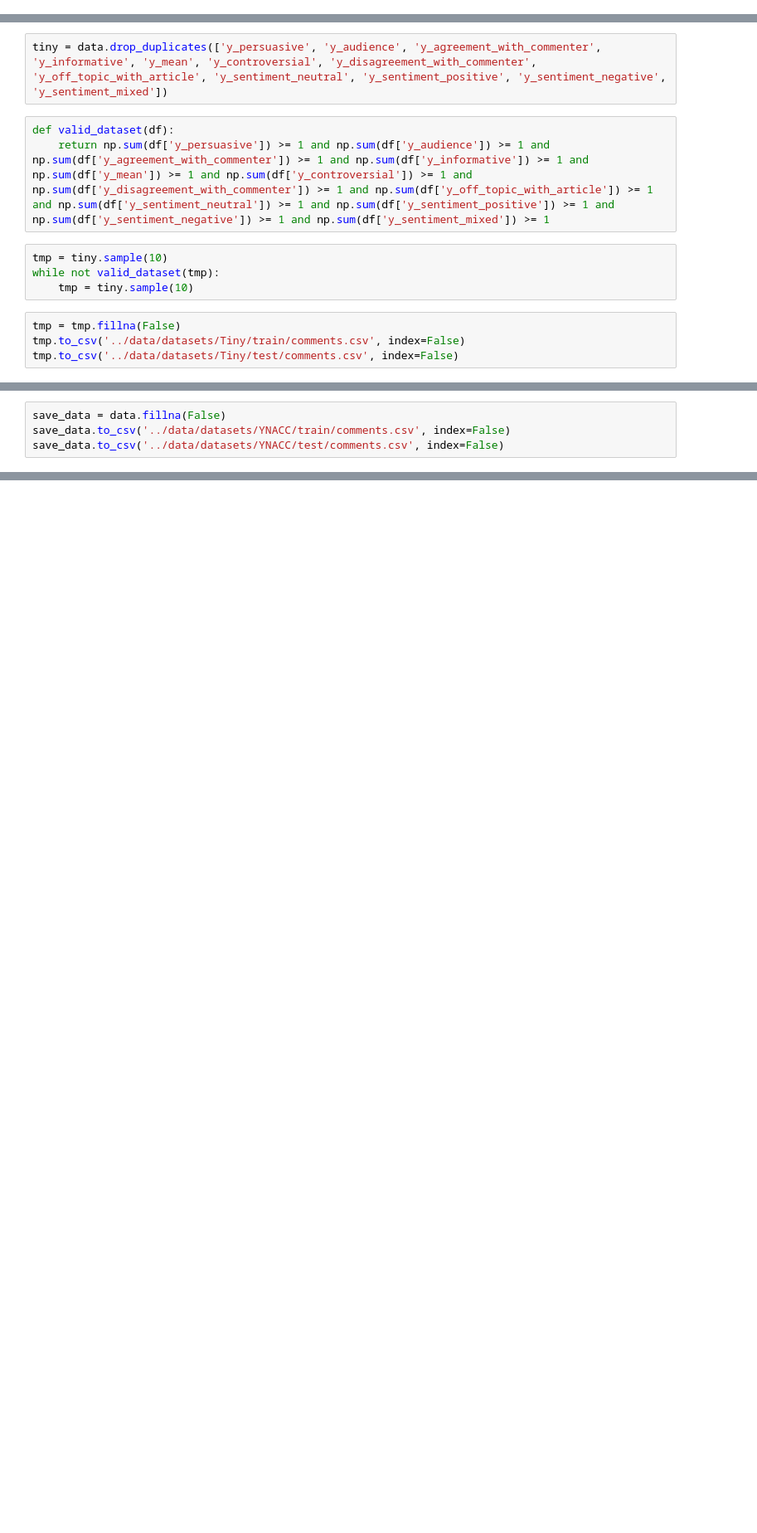
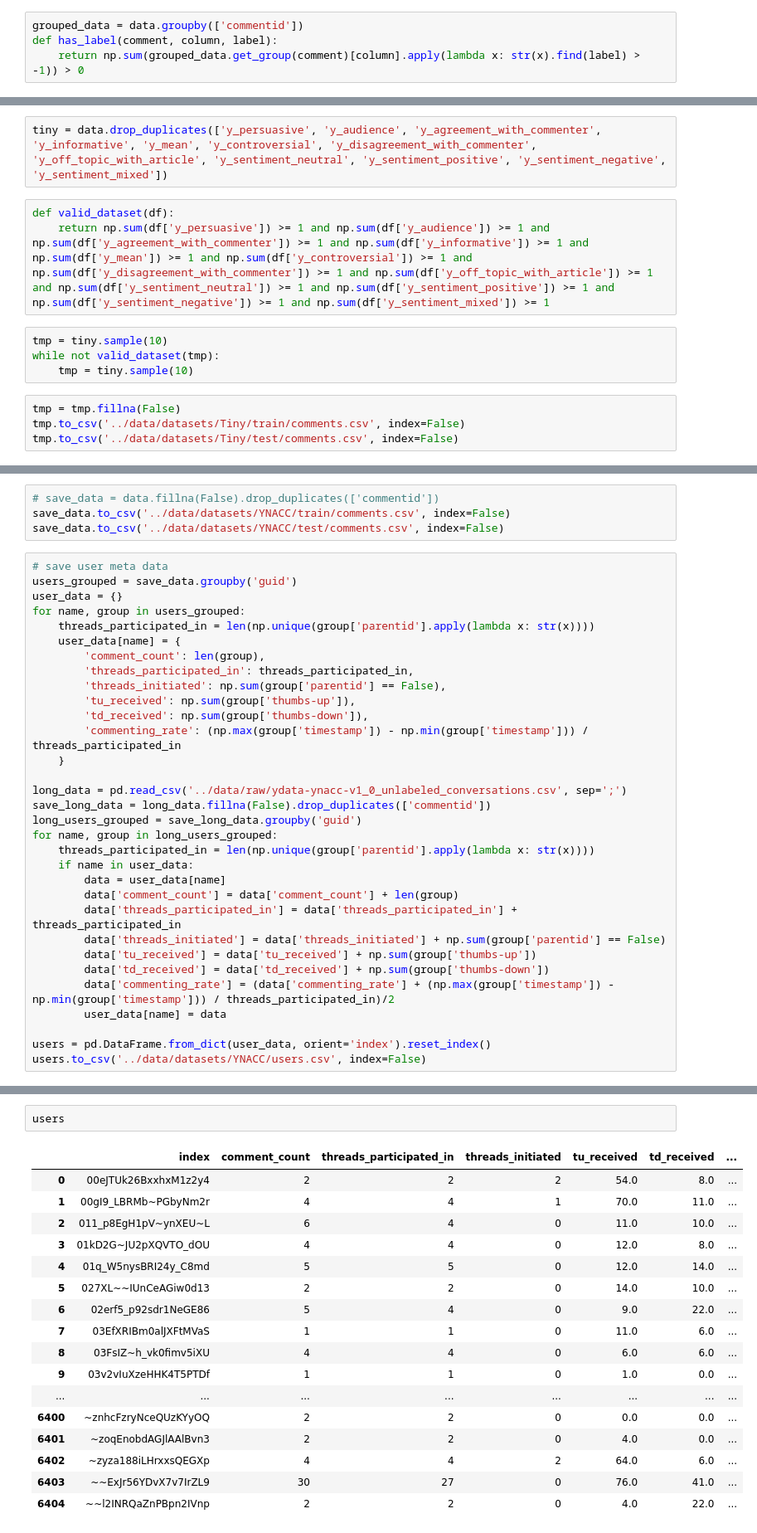
Before and after one commit to CarlAmbroselli/Popularity_Predictor, a Jupyter notebook: preprocessing/dataset_ynacc.ipynb, the cells around one changed output, grey strips where cells are left out. Shown: that part at 83% size. Drawn from its saved outputs; the diff is of its cells as text; blank space fills up the shorter version.

Commit message:
Add pos and user features

```diff
--- a/preprocessing/dataset_ynacc.ipynb
+++ b/preprocessing/dataset_ynacc.ipynb
@@ -25,2 +4,6 @@ data
 # %%
 data = pd.read_csv('../data/raw/ydata-ynacc-v1_0_expert_annotations.tsv', sep='\t')
+# %%
+grouped_data = data.groupby(['commentid'])
+def has_label(comment, column, label):
+    return np.sum(grouped_data.get_group(comment)[column].apply(lambda x: str(x).find(label) > -1)) > 0
@@ -67,4 +49,36 @@ Name: y_persuasive, dtype: bool
 # %%
-save_data = data.fillna(False)
+# save_data = data.fillna(False).drop_duplicates(['commentid'])
 save_data.to_csv('../data/datasets/YNACC/train/comments.csv', index=False)
 save_data.to_csv('../data/datasets/YNACC/test/comments.csv', index=False)
+# %%
+# save user meta data
+users_grouped = save_data.groupby('guid')
+user_data = {}
+for name, group in users_grouped:
+    threads_participated_in = len(np.unique(group['parentid'].apply(lambda x: str(x))))
+    user_data[name] = {
+        'comment_count': len(group),
+        'threads_participated_in': threads_participated_in,
+        'threads_initiated': np.sum(group['parentid'] == False),
+        'tu_received': np.sum(group['thumbs-up']),
+        'td_received': np.sum(group['thumbs-down']),
+        'commenting_rate': (np.max(group['timestamp']) - np.min(group['timestamp'])) / threads_participated_in
+    }
+
+long_data = pd.read_csv('../data/raw/ydata-ynacc-v1_0_unlabeled_conversations.csv', sep=';')
+save_long_data = long_data.fillna(False).drop_duplicates(['commentid'])
+long_users_grouped = save_long_data.groupby('guid')
+for name, group in long_users_grouped:
+    threads_participated_in = len(np.unique(group['parentid'].apply(lambda x: str(x))))
+    if name in user_data:
+        data = user_data[name]
+        data['comment_count'] = data['comment_count'] + len(group)
+        data['threads_participated_in'] = data['threads_participated_in'] + threads_participated_in
+        data['threads_initiated'] = data['threads_initiated'] + np.sum(group['parentid'] == False)
+        data['tu_received'] = data['tu_received'] + np.sum(group['thumbs-up'])
+        data['td_received'] = data['td_received'] + np.sum(group['thumbs-down'])
+        data['commenting_rate'] = (data['commenting_rate'] + (np.max(group['timestamp']) - np.min(group['timestamp'])) / threads_participated_in)/2
+        user_data[name] = data
+
+users = pd.DataFrame.from_dict(user_data, orient='index').reset_index()
+users.to_csv('../data/datasets/YNACC/users.csv', index=False)
@@ -70,0 +116,20 @@ save_data.to_csv('../data/datasets/YNACC/test/comments.csv', index=False)
+# %%
+users
+# %% [output]
+|  | index | comment_count | threads_participated_in | threads_initiated | tu_received | td_received | ... |
+| 0 | 00eJTUk26BxxhxM1z2y4 | 2 | 2 | 2 | 54.0 | 8.0 | ... |
+| 1 | 00gI9_LBRMb~PGbyNm2r | 4 | 4 | 1 | 70.0 | 11.0 | ... |
+| 2 | 011_p8EgH1pV~ynXEU~L | 6 | 4 | 0 | 11.0 | 10.0 | ... |
+| 3 | 01kD2G~JU2pXQVTO_dOU | 4 | 4 | 0 | 12.0 | 8.0 | ... |
+| 4 | 01q_W5nysBRI24y_C8md | 5 | 5 | 0 | 12.0 | 14.0 | ... |
+| 5 | 027XL~~IUnCeAGiw0d13 | 2 | 2 | 0 | 14.0 | 10.0 | ... |
+| 6 | 02erf5_p92sdr1NeGE86 | 5 | 4 | 0 | 9.0 | 22.0 | ... |
+| 7 | 03EfXRIBm0alJXFtMVaS | 1 | 1 | 0 | 11.0 | 6.0 | ... |
+| 8 | 03FsIZ~h_vk0fimv5iXU | 4 | 4 | 0 | 6.0 | 6.0 | ... |
+| 9 | 03v2vIuXzeHHK4T5PTDf | 1 | 1 | 0 | 1.0 | 0.0 | ... |
+| ... | ... | ... | ... | ... | ... | ... | ... |
+| 6400 | ~znhcFzryNceQUzKYyOQ | 2 | 2 | 0 | 0.0 | 0.0 | ... |
+| 6401 | ~zoqEnobdAGJlAAlBvn3 | 2 | 2 | 0 | 4.0 | 0.0 | ... |
+| 6402 | ~zyza188iLHrxxsQEGXp | 4 | 4 | 2 | 64.0 | 6.0 | ... |
+| 6403 | ~~ExJr56YDvX7v7IrZL9 | 30 | 27 | 0 | 76.0 | 41.0 | ... |
+| 6404 | ~~l2INRQaZnPBpn2IVnp | 2 | 2 | 0 | 4.0 | 22.0 | ... |
```
Also changed, not shown: parts of 9 cells of this notebook, 7 other files.
